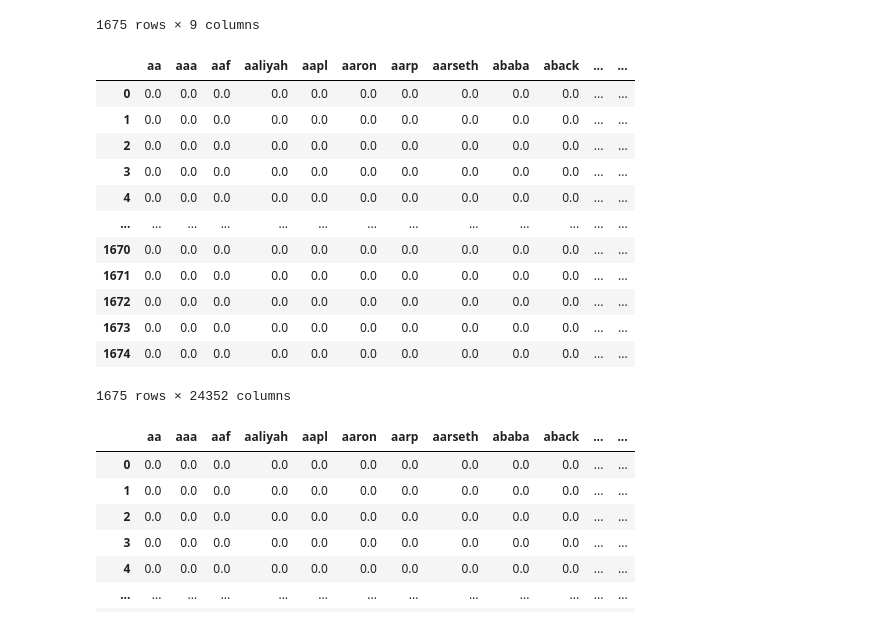
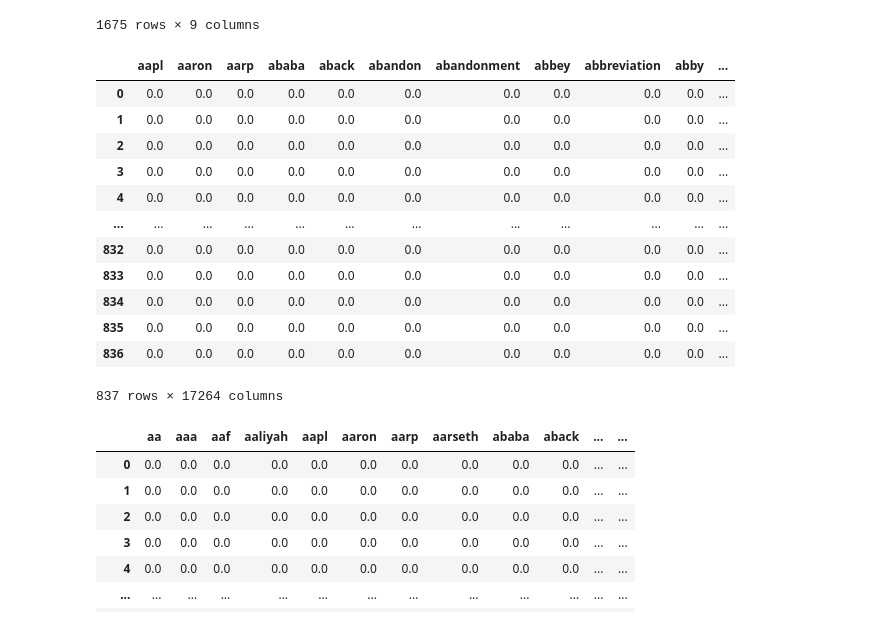
Before and after one commit to anitailango/affinity, a Jupyter notebook: notebooks/TopicCluster.ipynb, the cells around one changed output. Drawn from its saved outputs; the diff is of its cells as text; code cells hidden in the pictures.

```diff
--- a/notebooks/TopicCluster.ipynb
+++ b/notebooks/TopicCluster.ipynb
@@ -117,27 +117,31 @@ data
 | 1673 | https://www.wnd.com/2019/04/major... | WND Staff | Tue, 16 Apr 2019 16:37:00 GMT | Major U.S. bank shuts down 'alt-r... | Chase Bank account people organiz... | 3.0 | WorldNetDaily | 22.00 | 25.25 |
 | 1674 | https://www.wnd.com/2019/04/schif... | WND Staff | Tue, 16 Apr 2019 18:26:00 GMT | Schiff launches next front in war... | Adam Schiff claim Donald Trump Ru... | 2.0 | WorldNetDaily | 26.00 | 23.25 |
 1675 rows × 9 columns
+# %%
+from sklearn.model_selection import train_test_split
+train, test = train_test_split(data, test_size = 0.5)
 # %%
 vectorizer = TfidfVectorizer(use_idf = True, stop_words = 'english')
-matrix = vectorizer.fit_transform(data['Body'])
+#matrix = vectorizer.fit_transform(data['Body'])
+matrix = vectorizer.fit_transform(train['Body'])
 df = pd.DataFrame(matrix.toarray(), columns = vectorizer.get_feature_names())
 #list comprehension
 #x = np.where(df['électricité'] != 0)
 df
 # %% [output]
-|  | aa | aaa | aaf | aaliyah | aapl | aaron | aarp | aarseth | ababa | aback | ... | ... |
-| 0 | 0.0 | 0.0 | 0.0 | 0.0 | 0.0 | 0.0 | 0.0 | 0.0 | 0.0 | 0.0 | ... | ... |
-| 1 | 0.0 | 0.0 | 0.0 | 0.0 | 0.0 | 0.0 | 0.0 | 0.0 | 0.0 | 0.0 | ... | ... |
-| 2 | 0.0 | 0.0 | 0.0 | 0.0 | 0.0 | 0.0 | 0.0 | 0.0 | 0.0 | 0.0 | ... | ... |
-| 3 | 0.0 | 0.0 | 0.0 | 0.0 | 0.0 | 0.0 | 0.0 | 0.0 | 0.0 | 0.0 | ... | ... |
-| 4 | 0.0 | 0.0 | 0.0 | 0.0 | 0.0 | 0.0 | 0.0 | 0.0 | 0.0 | 0.0 | ... | ... |
-| ... | ... | ... | ... | ... | ... | ... | ... | ... | ... | ... | ... | ... |
-| 1670 | 0.0 | 0.0 | 0.0 | 0.0 | 0.0 | 0.0 | 0.0 | 0.0 | 0.0 | 0.0 | ... | ... |
-| 1671 | 0.0 | 0.0 | 0.0 | 0.0 | 0.0 | 0.0 | 0.0 | 0.0 | 0.0 | 0.0 | ... | ... |
-| 1672 | 0.0 | 0.0 | 0.0 | 0.0 | 0.0 | 0.0 | 0.0 | 0.0 | 0.0 | 0.0 | ... | ... |
-| 1673 | 0.0 | 0.0 | 0.0 | 0.0 | 0.0 | 0.0 | 0.0 | 0.0 | 0.0 | 0.0 | ... | ... |
-| 1674 | 0.0 | 0.0 | 0.0 | 0.0 | 0.0 | 0.0 | 0.0 | 0.0 | 0.0 | 0.0 | ... | ... |
+|  | aapl | aaron | aarp | ababa | aback | abandon | abandonment | abbey | abbreviation | abby | ... |
+| 0 | 0.0 | 0.0 | 0.0 | 0.0 | 0.0 | 0.0 | 0.0 | 0.0 | 0.0 | 0.0 | ... |
+| 1 | 0.0 | 0.0 | 0.0 | 0.0 | 0.0 | 0.0 | 0.0 | 0.0 | 0.0 | 0.0 | ... |
+| 2 | 0.0 | 0.0 | 0.0 | 0.0 | 0.0 | 0.0 | 0.0 | 0.0 | 0.0 | 0.0 | ... |
+| 3 | 0.0 | 0.0 | 0.0 | 0.0 | 0.0 | 0.0 | 0.0 | 0.0 | 0.0 | 0.0 | ... |
+| 4 | 0.0 | 0.0 | 0.0 | 0.0 | 0.0 | 0.0 | 0.0 | 0.0 | 0.0 | 0.0 | ... |
+| ... | ... | ... | ... | ... | ... | ... | ... | ... | ... | ... | ... |
+| 832 | 0.0 | 0.0 | 0.0 | 0.0 | 0.0 | 0.0 | 0.0 | 0.0 | 0.0 | 0.0 | ... |
+| 833 | 0.0 | 0.0 | 0.0 | 0.0 | 0.0 | 0.0 | 0.0 | 0.0 | 0.0 | 0.0 | ... |
+| 834 | 0.0 | 0.0 | 0.0 | 0.0 | 0.0 | 0.0 | 0.0 | 0.0 | 0.0 | 0.0 | ... |
+| 835 | 0.0 | 0.0 | 0.0 | 0.0 | 0.0 | 0.0 | 0.0 | 0.0 | 0.0 | 0.0 | ... |
+| 836 | 0.0 | 0.0 | 0.0 | 0.0 | 0.0 | 0.0 | 0.0 | 0.0 | 0.0 | 0.0 | ... |
-1675 rows × 24352 columns
+837 rows × 17264 columns
 # %%
 '''df = df.drop([columnName for (columnName, columnData) in df.iteritems() if columnName.isalpha() == False], axis=1)
 matrix = vectorizer.fit_transform(df)
```
Also changed, not shown: parts of 7 cells of this notebook, 4 other files.
